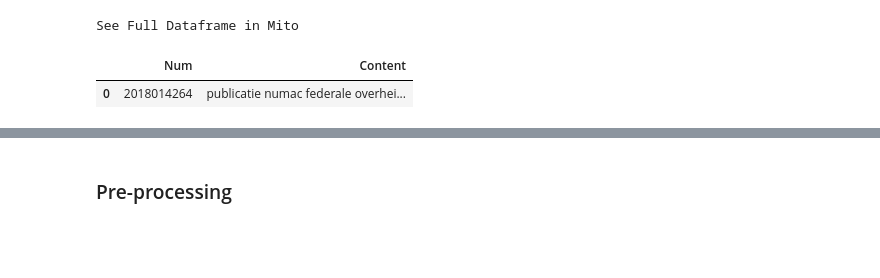
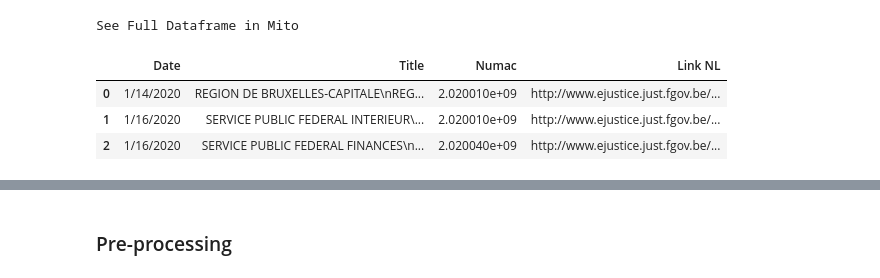
Before and after one commit to saifalbaghdadi/KPMG-Tax-Documents-Classificatior, a Jupyter notebook: text Pre-processing.ipynb, the cells around one changed output, grey strips where cells are left out. Cells and saved outputs as stored; diff of their text form; code cells hidden in the pictures; blank space fills up the shorter version.

```diff
--- a/text Pre-processing.ipynb
+++ b/text Pre-processing.ipynb
@@ -3,3 +3,12 @@ import pandas as pd
 import numpy as np
 import os
 import re
+# %%
+km = pd.read_csv('./input/KPMG Tax Case - Data Set.csv')
+km.head(3)
+# %% [output]
+See Full Dataframe in Mito
+|  | Date | Title | Numac | Link NL |
+| 0 | 1/14/2020 | REGION DE BRUXELLES-CAPITALE\nREG... | 2.020010e+09 | http://www.ejustice.just.fgov.be/... |
+| 1 | 1/16/2020 | SERVICE PUBLIC FEDERAL INTERIEUR\... | 2.020010e+09 | http://www.ejustice.just.fgov.be/... |
+| 2 | 1/16/2020 | SERVICE PUBLIC FEDERAL FINANCES\n... | 2.020040e+09 | http://www.ejustice.just.fgov.be/... |
@@ -18,7 +37,7 @@ for dirname, _, filenames in os.walk('./data/'):
 
         cont = re.sub('_______',' ',cont)
         cont = cont.replace(':','').replace('-','').replace('  ',' ').replace('.','')
-        cont = cont.replace('§','').replace('آ°','').replace('آ','').replace('»',
+        cont = cont.replace('§','').replace('آ°','').replace('آ','').replace('أ©','').replace('»',
                 '').replace('أ¯','').replace('أ¶','ö').replace('‰','é').replace('أ©أ©','éé')
         cont = cont.replace(',','').replace(';',' ').replace('c)','').replace('b)','').replace('(','')
         cont = cont.replace("ذگ","").replace("رڈ","ï").replace("أ³أ³","óó").replace("أں",
@@ -32,8 +51,4 @@ for dirname, _, filenames in os.walk('./data/'):
         Data.append([num ,cont])
 
 df = pd.DataFrame (Data, columns = ['Num','Content'])
-df.head(1)
+# df.head(3)
-# %% [output]
-See Full Dataframe in Mito
-|  | Num | Content |
-| 0 | 2018014264 | publicatie numac federale overhei... |
```
Also changed, not shown: parts of 15 cells of this notebook.
